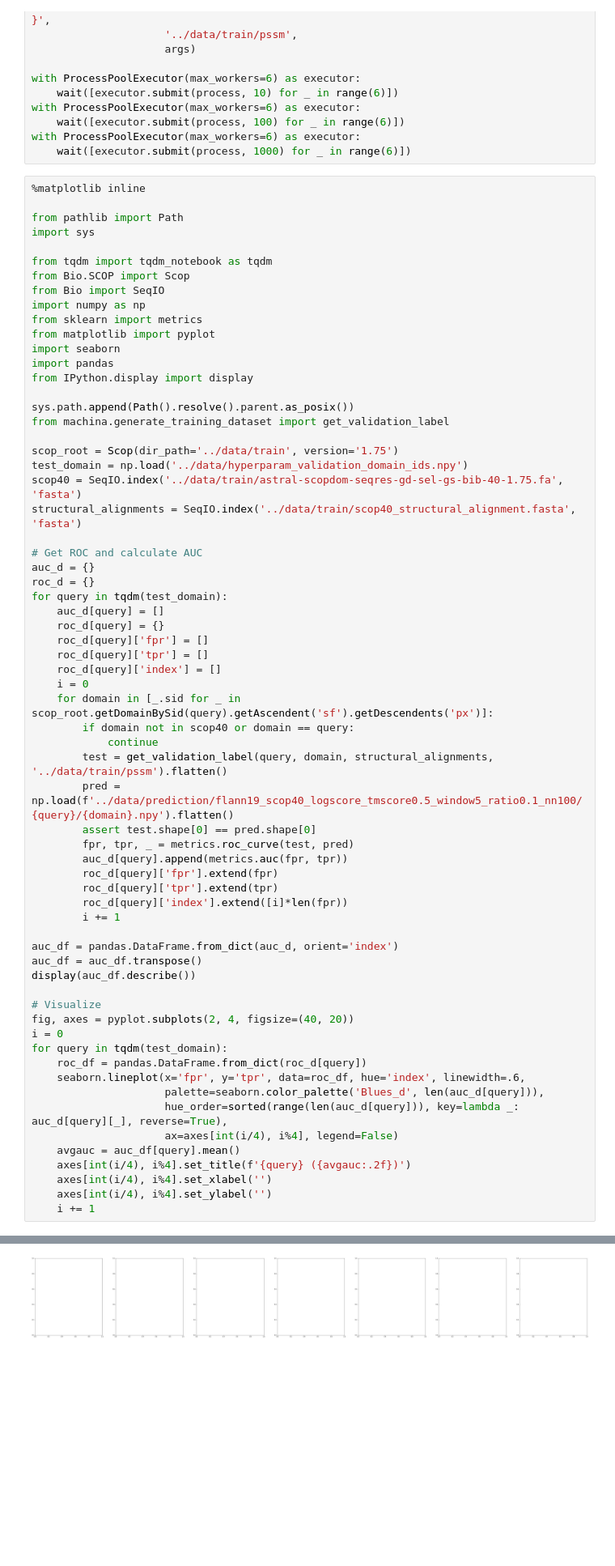
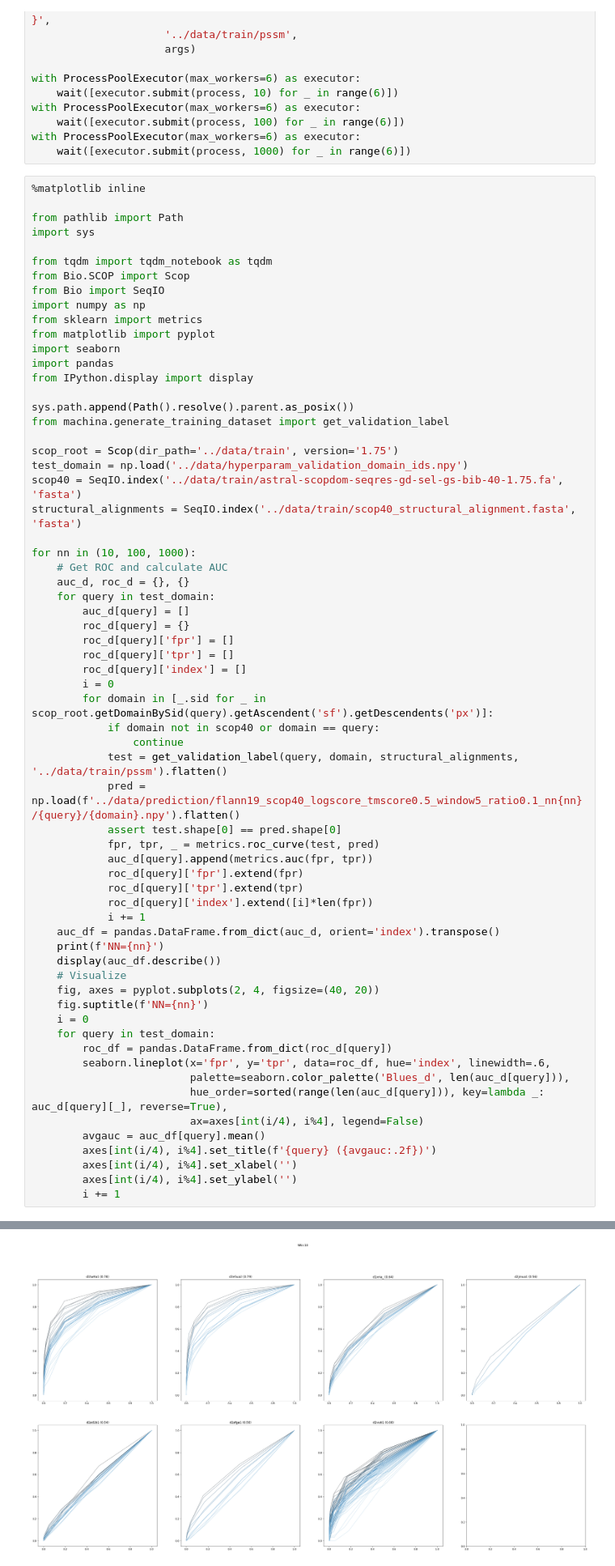
Before and after one commit to shuichiro-makigaki/exmachina, a Jupyter notebook: contrib/parameter_search.ipynb, the cells around one changed output, grey strips where cells are left out. Shown at 81% size. Saved outputs shown, nothing was run; the diff lists cells and outputs as text; blank space fills up the shorter version.

```diff
--- a/contrib/parameter_search.ipynb
+++ b/contrib/parameter_search.ipynb
@@ -61,45 +64,44 @@ test_domain = np.load('../data/hyperparam_validation_domain_ids.npy')
 scop40 = SeqIO.index('../data/train/astral-scopdom-seqres-gd-sel-gs-bib-40-1.75.fa', 'fasta')
 structural_alignments = SeqIO.index('../data/train/scop40_structural_alignment.fasta', 'fasta')
 
-# Get ROC and calculate AUC
-auc_d = {}
-roc_d = {}
-for query in tqdm(test_domain):
-    auc_d[query] = []
-    roc_d[query] = {}
-    roc_d[query]['fpr'] = []
-    roc_d[query]['tpr'] = []
-    roc_d[query]['index'] = []
+for nn in (10, 100, 1000):
+    # Get ROC and calculate AUC
+    auc_d, roc_d = {}, {}
+    for query in test_domain:
+        auc_d[query] = []
+        roc_d[query] = {}
+        roc_d[query]['fpr'] = []
+        roc_d[query]['tpr'] = []
+        roc_d[query]['index'] = []
+        i = 0
+        for domain in [_.sid for _ in scop_root.getDomainBySid(query).getAscendent('sf').getDescendents('px')]:
+            if domain not in scop40 or domain == query:
+                continue
+            test = get_validation_label(query, domain, structural_alignments, '../data/train/pssm').flatten()
+            pred = np.load(f'../data/prediction/flann19_scop40_logscore_tmscore0.5_window5_ratio0.1_nn{nn}/{query}/{domain}.npy').flatten()
+            assert test.shape[0] == pred.shape[0]
+            fpr, tpr, _ = metrics.roc_curve(test, pred)
+            auc_d[query].append(metrics.auc(fpr, tpr))
+            roc_d[query]['fpr'].extend(fpr)
+            roc_d[query]['tpr'].extend(tpr)
+            roc_d[query]['index'].extend([i]*len(fpr))
+            i += 1
+    auc_df = pandas.DataFrame.from_dict(auc_d, orient='index').transpose()
+    print(f'NN={nn}')
+    display(auc_df.describe())
+    # Visualize
+    fig, axes = pyplot.subplots(2, 4, figsize=(40, 20))
+    fig.suptitle(f'NN={nn}')
     i = 0
-    for domain in [_.sid for _ in scop_root.getDomainBySid(query).getAscendent('sf').getDescendents('px')]:
-        if domain not in scop40 or domain == query:
-            continue
-        test = get_validation_label(query, domain, structural_alignments, '../data/train/pssm').flatten()
-        pred = np.load(f'../data/prediction/flann19_scop40_logscore_tmscore0.5_window5_ratio0.1_nn100/{query}/{domain}.npy').flatten()
-        assert test.shape[0] == pred.shape[0]
-        fpr, tpr, _ = metrics.roc_curve(test, pred)
-        auc_d[query].append(metrics.auc(fpr, tpr))
-        roc_d[query]['fpr'].extend(fpr)
-        roc_d[query]['tpr'].extend(tpr)
-        roc_d[query]['index'].extend([i]*len(fpr))
+    for query in test_domain:
+        roc_df = pandas.DataFrame.from_dict(roc_d[query])
+        seaborn.lineplot(x='fpr', y='tpr', data=roc_df, hue='index', linewidth=.6,
+                         palette=seaborn.color_palette('Blues_d', len(auc_d[query])),
+                         hue_order=sorted(range(len(auc_d[query])), key=lambda _: auc_d[query][_], reverse=True),
+                         ax=axes[int(i/4), i%4], legend=False)
+        avgauc = auc_df[query].mean()
+        axes[int(i/4), i%4].set_title(f'{query} ({avgauc:.2f})')
+        axes[int(i/4), i%4].set_xlabel('')
+        axes[int(i/4), i%4].set_ylabel('')
         i += 1
-
-auc_df = pandas.DataFrame.from_dict(auc_d, orient='index')
-auc_df = auc_df.transpose()
-display(auc_df.describe())
-
-# Visualize
-fig, axes = pyplot.subplots(2, 4, figsize=(40, 20))
-i = 0
-for query in tqdm(test_domain):
-    roc_df = pandas.DataFrame.from_dict(roc_d[query])
-    seaborn.lineplot(x='fpr', y='tpr', data=roc_df, hue='index', linewidth=.6,
-                     palette=seaborn.color_palette('Blues_d', len(auc_d[query])),
-                     hue_order=sorted(range(len(auc_d[query])), key=lambda _: auc_d[query][_], reverse=True),
-                     ax=axes[int(i/4), i%4], legend=False)
-    avgauc = auc_df[query].mean()
-    axes[int(i/4), i%4].set_title(f'{query} ({avgauc:.2f})')
-    axes[int(i/4), i%4].set_xlabel('')
-    axes[int(i/4), i%4].set_ylabel('')
-    i += 1
 # %% [output]
@@ -118 +138 @@ IndexError: too many indices for array
-[figure, old version]
+[figure, new version]
```
Also changed, not shown: parts of 14 cells of this notebook, 3 other files.
